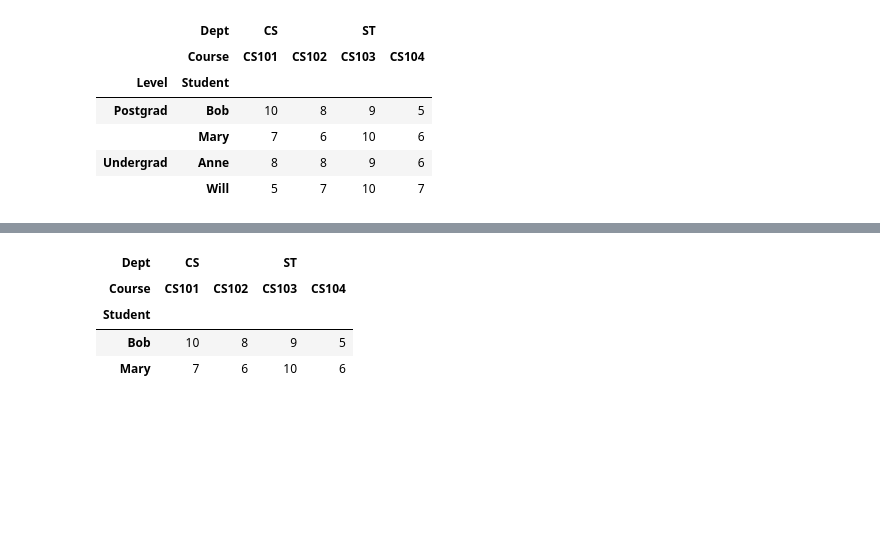
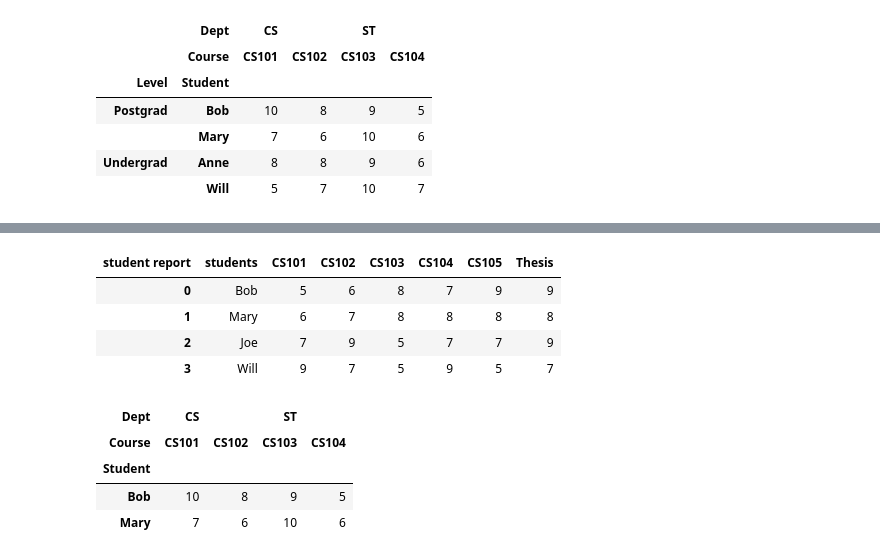
Before and after one commit to bzafiris/jupyter-tutorial, a Jupyter notebook: notebooks/pandas-tutorial.ipynb, the cells around one changed output, grey strips where cells are left out. Drawn from its saved outputs; the diff is of its cells as text; code cells hidden in the pictures; blank space fills up the shorter version.

```diff
--- a/notebooks/pandas-tutorial.ipynb
+++ b/notebooks/pandas-tutorial.ipynb
@@ -213,0 +118,7 @@ df
+# %%
+df = pd.DataFrame(np.random.randint(5, 10, (4, 5)),
+    index = pd.Index(['Bob', 'Mary', 'Joe', 'Will'],
+                     name='students'),
+    columns = pd.Index(['CS101', 'CS102', 'CS103', 'CS104', 'CS105'],
+                       name='courses'))
+df
@@ -214,3 +243,22 @@ df
+# %%
+# Add columns CourseAvg and DiplomaGrade
+df1 = df.assign(CourseAvg = lambda row : row.iloc[0:4].mean(axis=1))
+df1 = df1.assign(DiplomaGrade = df1['Thesis'] * 0.2 + df1['CourseAvg'] * 0.8)
+# Rename columns
+df = df.rename(columns={'CourseAvg' : 'Course Avg',
+                   'DiplomaGrade': 'Diploma Grade'})
+
+# Rename columns axis
+df.columns.name = 'student report'
+# Reset and move index to columns
+df = df.reset_index()
+df
+# %% [output]
+| student report | students | CS101 | CS102 | CS103 | CS104 | CS105 | Thesis |
+| 0 | Bob | 5 | 6 | 8 | 7 | 9 | 9 |
+| 1 | Mary | 6 | 7 | 8 | 8 | 8 | 8 |
+| 2 | Joe | 7 | 9 | 5 | 7 | 7 | 9 |
+| 3 | Will | 9 | 7 | 5 | 9 | 5 | 7 |
 # %%
 # Select a slice based on a row subgroup
 df.loc['Postgrad']
```
Also changed, not shown: parts of 35 cells of this notebook.
